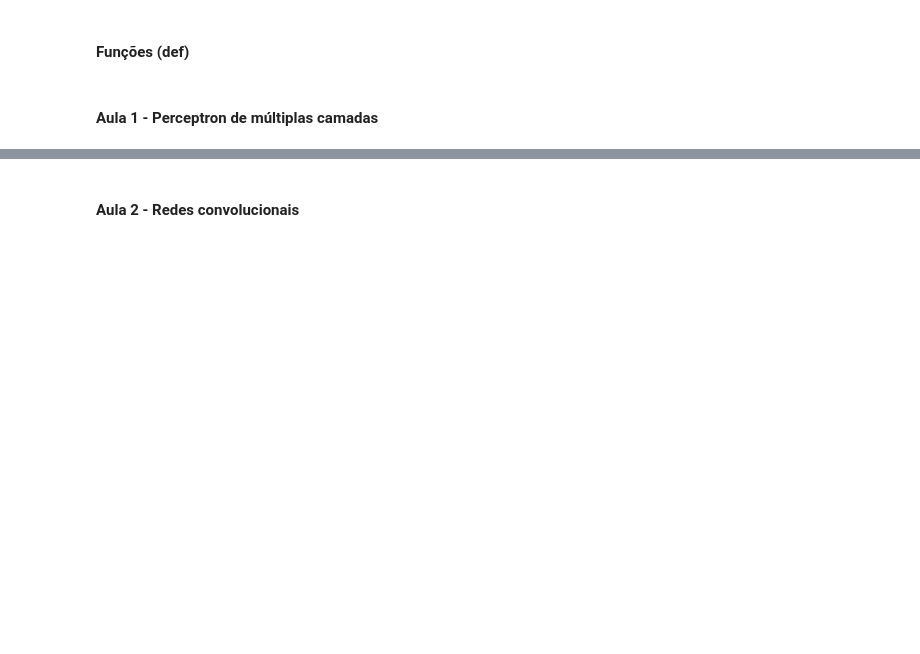
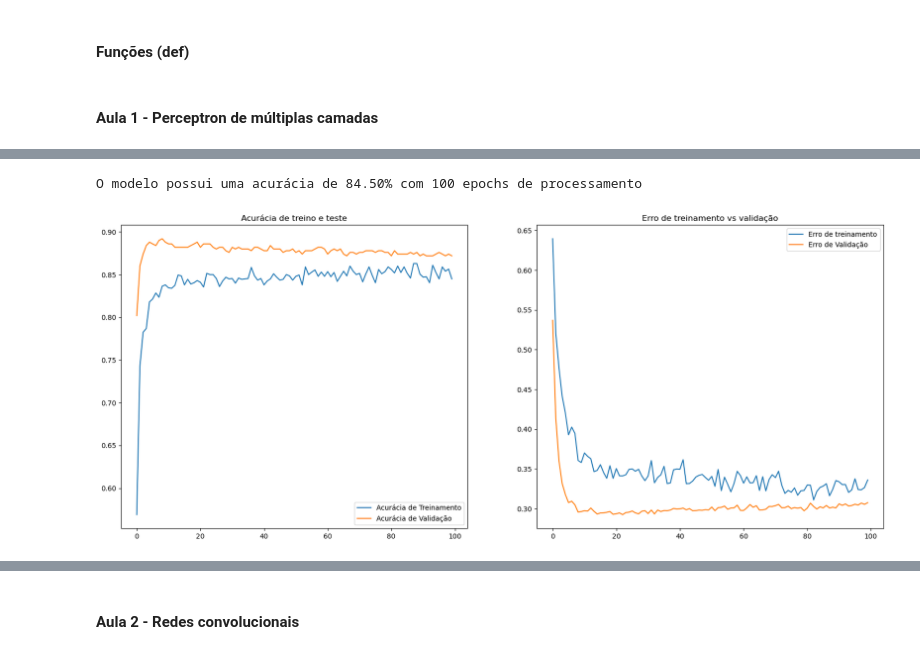
Before and after one commit to RicardViana/fiap-Deep-Learning-and-unstructured-data, a Jupyter notebook: deep_reinforcement_learning.ipynb, the cells around one changed output, grey strips where cells are left out. Drawn from its saved outputs; the diff is of its cells as text; code cells hidden in the pictures; blank space fills up the shorter version.

```diff
--- a/deep_reinforcement_learning.ipynb
+++ b/deep_reinforcement_learning.ipynb
@@ -221,0 +355,56 @@ Agora utilizando as bibliotecas tensorflow e keras, vamos construir a arquitetur
+# %%
+# Executar as épocas de processamento para a rede treinar e encontrar o menor erro
+# Configurando as épocas de processamento para a convergência do erro da função de custo
+epoch = 100
+
+hist = model.fit(X_train
+                  ,y_train
+                  ,epochs = epoch
+                  ,batch_size=batch_size
+                  ,shuffle=True
+                  ,validation_data=(X_test, y_test)
+                  ,verbose=0
+                  ,callbacks=[TqdmCallback(verbose=0)]
+          )
+# %%
+# Plotar a acurácia
+acc = '{:.2%}'.format(hist.history['accuracy'][-1])
+print(f"O modelo possui uma acurácia de {acc} com {epoch} epochs de processamento")
+# %% [output]
+O modelo possui uma acurácia de 84.50% com 100 epochs de processamento
+# %%
+# Validar o modelo
+
+'''
+
+É muito importante comparar a performance do modelo tanto na base de treinamento quanto de validação.
+Para isso vamos plotar dois gráficos para acompanhar a performance do modelo pelas épocas de processamento.
+
+'''
+
+# Visualizando os resultados de treino
+acc = hist.history['accuracy']
+val_acc = hist.history['val_accuracy']
+
+loss = hist.history['loss']
+val_loss = hist.history['val_loss']
+
+epochs_range = range(epoch)
+
+# Plot Acurácia
+plt.figure(figsize=(20, 8))
+plt.subplot(1, 2, 1)
+plt.plot(epochs_range, acc, label='Acurácia de Treinamento')
+plt.plot(epochs_range, val_acc, label='Acurácia de Validação')
+plt.legend(loc='lower right')
+plt.title('Acurácia de treino e teste')
+
+# Plot Erro de treinamento
+plt.subplot(1, 2, 2)
+plt.plot(epochs_range, loss, label='Erro de treinamento')
+plt.plot(epochs_range, val_loss, label='Erro de Validação')
+plt.legend(loc='upper right')
+plt.title('Erro de treinamento vs validação')
+plt.show()
+# %% [output]
+[figure, added]
```
Also changed, not shown: parts of 21 cells of this notebook.
